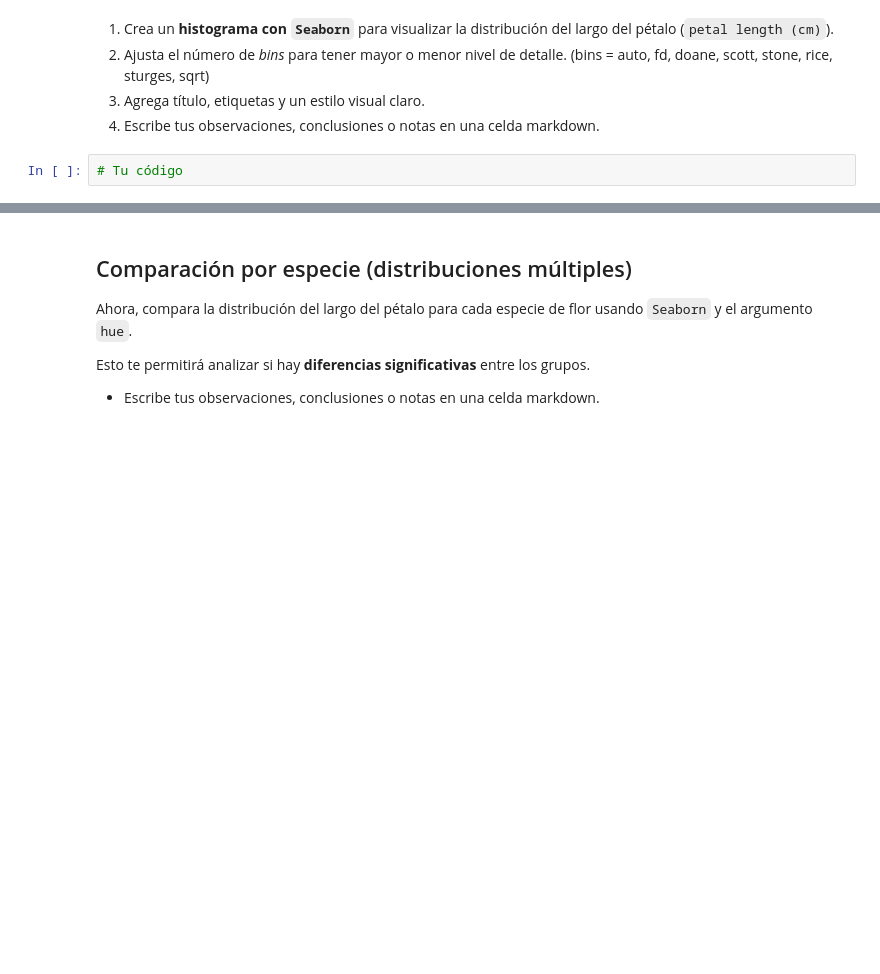
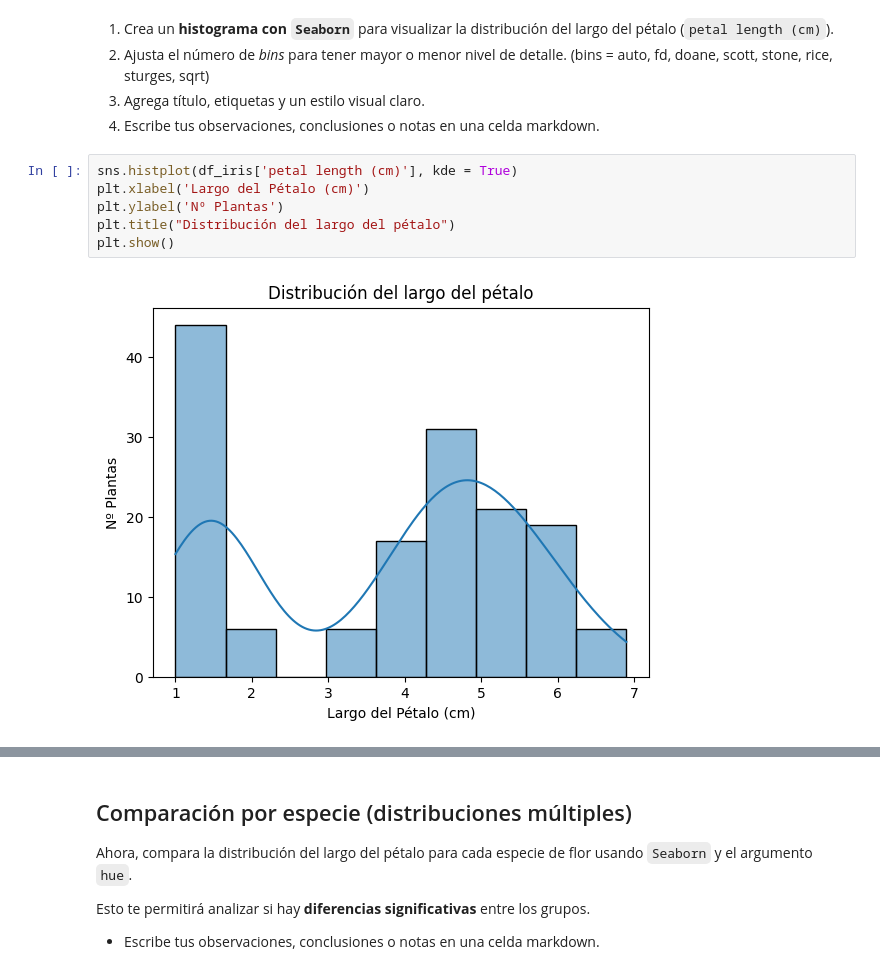
Before and after one commit to 4GeeksAcademy/sarayruiz---visualizacion, a Jupyter notebook: notebook/03-project-visualization.ipynb, the cells around one changed output, grey strips where cells are left out. Cells and saved outputs as stored; diff of their text form; blank space fills up the shorter version.

```diff
--- a/notebook/03-project-visualization.ipynb
+++ b/notebook/03-project-visualization.ipynb
@@ -249,4 +250,10 @@ df_iris.head()
 3. Agrega título, etiquetas y un estilo visual claro.
 4. Escribe tus observaciones, conclusiones o notas en una celda markdown.
 # %%
-# Tu código
+sns.histplot(df_iris['petal length (cm)'], kde = True)
+plt.xlabel('Largo del Pétalo (cm)')
+plt.ylabel('Nº Plantas')
+plt.title("Distribución del largo del pétalo")
+plt.show()
+# %% [output]
+[figure, added]
```
Also changed, not shown: parts of 18 cells of this notebook.
